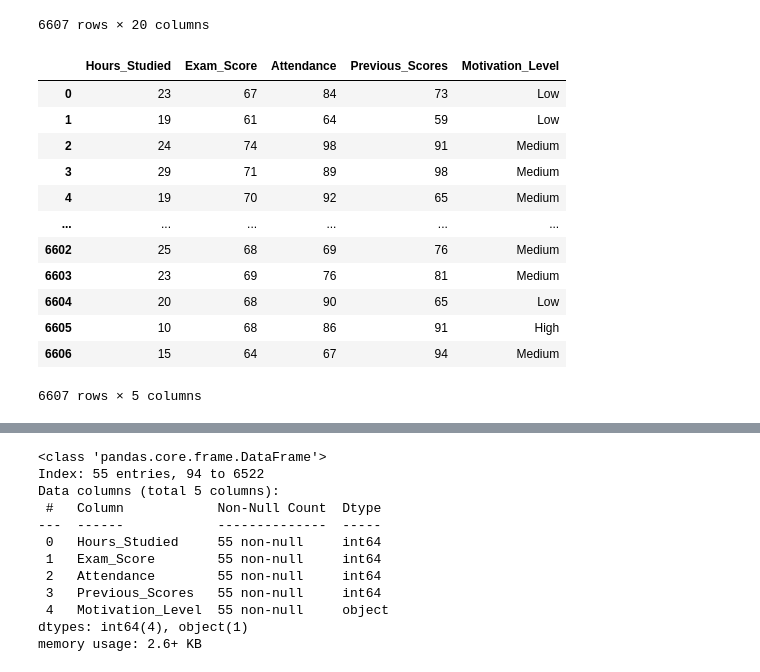
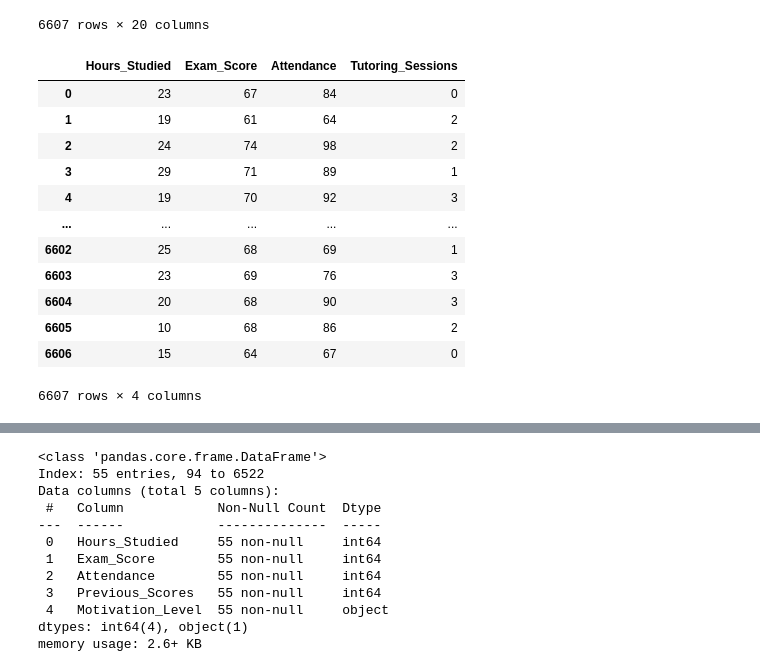
Before and after one commit to Zarib25/MATH608_FinalProject, a Jupyter notebook: FinalProject25.ipynb, the cells around one changed output, grey strips where cells are left out. Drawn from its saved outputs; the diff is of its cells as text; code cells hidden in the pictures.

```diff
--- a/FinalProject25.ipynb
+++ b/FinalProject25.ipynb
@@ -267,22 +261,22 @@ studentPF
 | 6606 | 15 | 67 | Medium | Low | Yes | ... |
 6607 rows × 20 columns
 # %%
-study_exam = studentPF[["Hours_Studied", "Exam_Score", "Attendance", "Previous_Scores", "Motivation_Level"]]
+study_exam = studentPF[["Hours_Studied", "Exam_Score", "Attendance", "Tutoring_Sessions"]]
 study_exam
 # %% [output]
-|  | Hours_Studied | Exam_Score | Attendance | Previous_Scores | Motivation_Level |
-| 0 | 23 | 67 | 84 | 73 | Low |
-| 1 | 19 | 61 | 64 | 59 | Low |
-| 2 | 24 | 74 | 98 | 91 | Medium |
-| 3 | 29 | 71 | 89 | 98 | Medium |
-| 4 | 19 | 70 | 92 | 65 | Medium |
-| ... | ... | ... | ... | ... | ... |
-| 6602 | 25 | 68 | 69 | 76 | Medium |
-| 6603 | 23 | 69 | 76 | 81 | Medium |
-| 6604 | 20 | 68 | 90 | 65 | Low |
-| 6605 | 10 | 68 | 86 | 91 | High |
-| 6606 | 15 | 64 | 67 | 94 | Medium |
+|  | Hours_Studied | Exam_Score | Attendance | Tutoring_Sessions |
+| 0 | 23 | 67 | 84 | 0 |
+| 1 | 19 | 61 | 64 | 2 |
+| 2 | 24 | 74 | 98 | 2 |
+| 3 | 29 | 71 | 89 | 1 |
+| 4 | 19 | 70 | 92 | 3 |
+| ... | ... | ... | ... | ... |
+| 6602 | 25 | 68 | 69 | 1 |
+| 6603 | 23 | 69 | 76 | 3 |
+| 6604 | 20 | 68 | 90 | 3 |
+| 6605 | 10 | 68 | 86 | 2 |
+| 6606 | 15 | 64 | 67 | 0 |
-6607 rows × 5 columns
+6607 rows × 4 columns
 # %%
 #scatterplot to show if there is a relationship between hours studied and exam scores
 study_exam_plot = alt.Chart(study_exam).mark_circle().encode(
```
Also changed, not shown: parts of 7 cells of this notebook.
